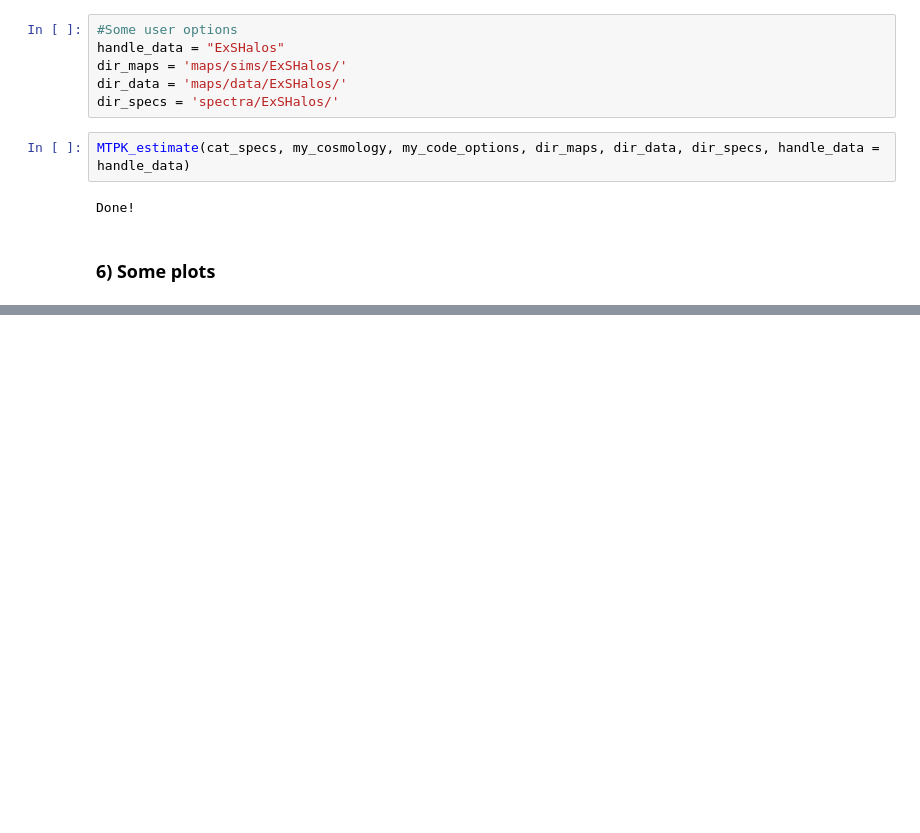
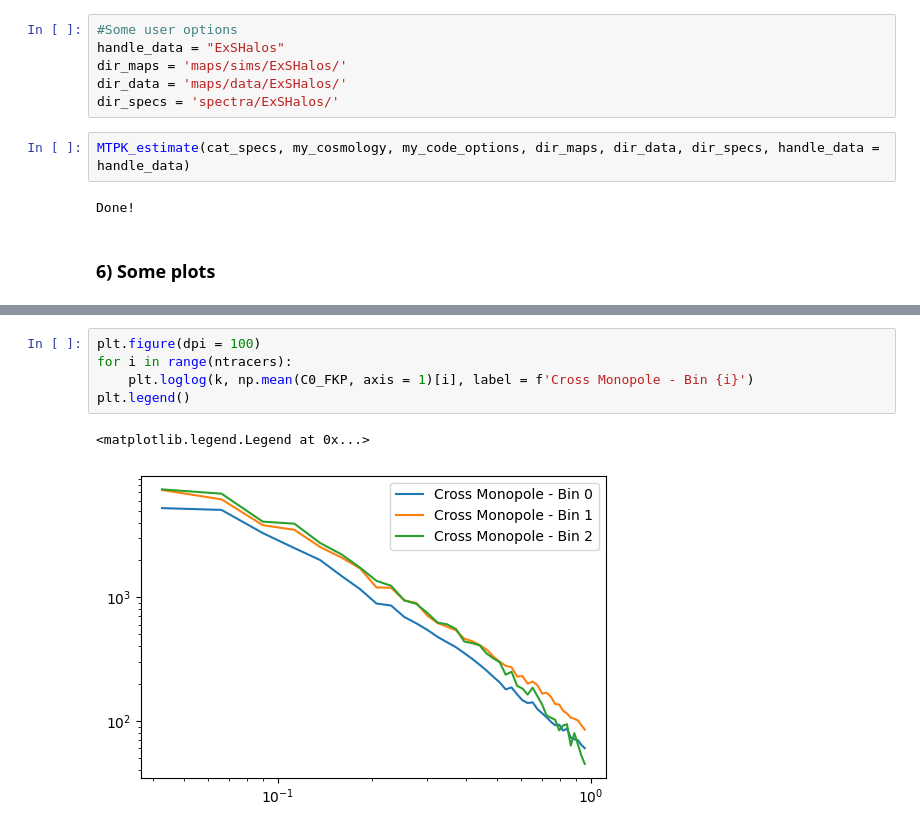
Before and after one commit to MTPK-USP/MTPK, a Jupyter notebook: cookbook-ExSHalos_maps.ipynb, the cells around one changed output, grey strips where cells are left out. Saved outputs shown, nothing was run; the diff lists cells and outputs as text; blank space fills up the shorter version.

```diff
--- a/cookbook-ExSHalos_maps.ipynb
+++ b/cookbook-ExSHalos_maps.ipynb
@@ -297,0 +297,8 @@ for i in range(n_bins):
+# %%
+plt.figure(dpi = 100)
+for i in range(ntracers):
+    plt.loglog(k, np.mean(C0_FKP, axis = 1)[i], label = f'Cross Monopole - Bin {i}')
+plt.legend()
+# %% [output]
+<matplotlib.legend.Legend at 0x...>
+[figure, added]
```
Also changed, not shown: parts of 14 cells of this notebook, 27 other files.
